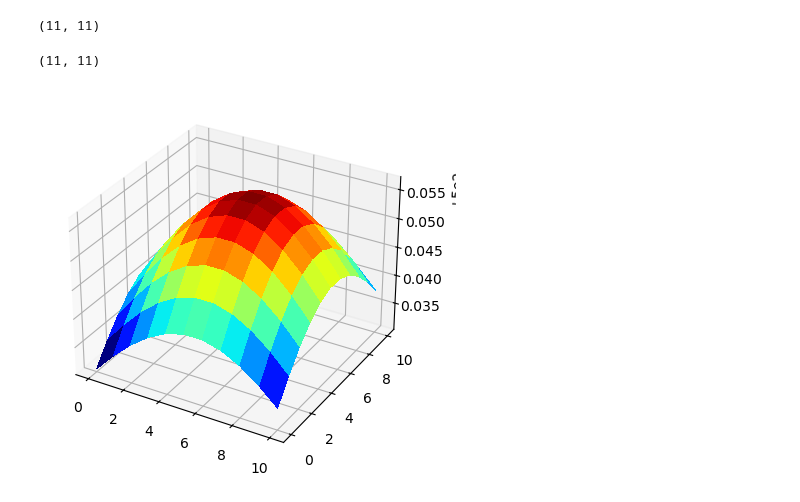
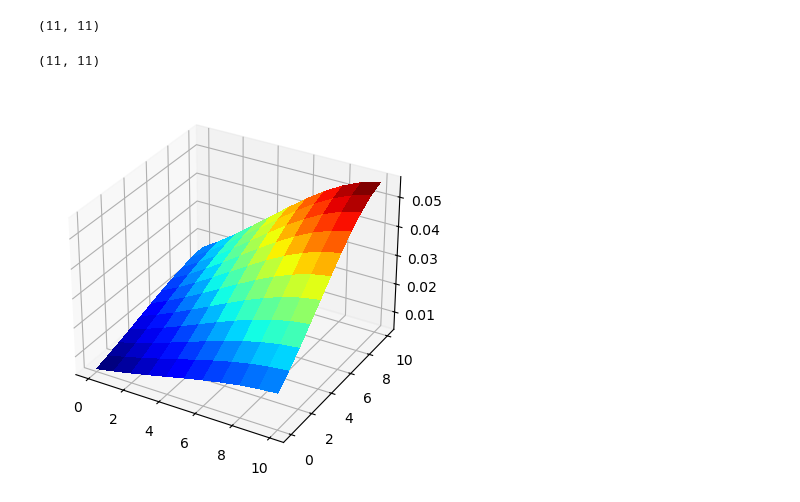
Before and after one commit to valenzuela12/numeric_2024, a Jupyter notebook: notebooks/lab7/Assignment_Lab7b.ipynb, the cells around one changed output. Saved outputs shown, nothing was run; the diff lists cells and outputs as text; code cells hidden in the pictures.

```diff
--- a/notebooks/lab7/Assignment_Lab7b.ipynb
+++ b/notebooks/lab7/Assignment_Lab7b.ipynb
@@ -59,21 +58,21 @@ a.shape
 # %%
 import numpy as np
 
 ngrid = 11  # Adjust this value as needed for your desired grid size
 
 X = np.arange(0, ngrid)
 Y = np.arange(0, ngrid)
 X, Y = np.meshgrid(X, Y)
-R = np.sqrt((X-ngrid/2)**2 + (Y-ngrid/2)**2)
+R = np.sqrt((X-ngrid)**2 + (Y-ngrid)**2)
 
 # Adjust the standard deviation for your Gaussian function to control the spread
 std_dev = 7.0  # Adjust this value as needed
 Z = H0 / 2 + ((1. / (std_dev * np.sqrt(2 * np.pi))) * np.exp(-0.5 * (R / std_dev)**2))
 #
 fig, ax = plt.subplots(subplot_kw={"projection": "3d"})
 surf = ax.plot_surface(X, Y, Z, cmap='jet',linewidth=0, antialiased=False)
 #
 print(Z.shape)
 # %% [output]
 (11, 11)
-[figure, old version]
+[figure, new version]
```
Also changed, not shown: parts of 4 cells of this notebook, 1 other file.
